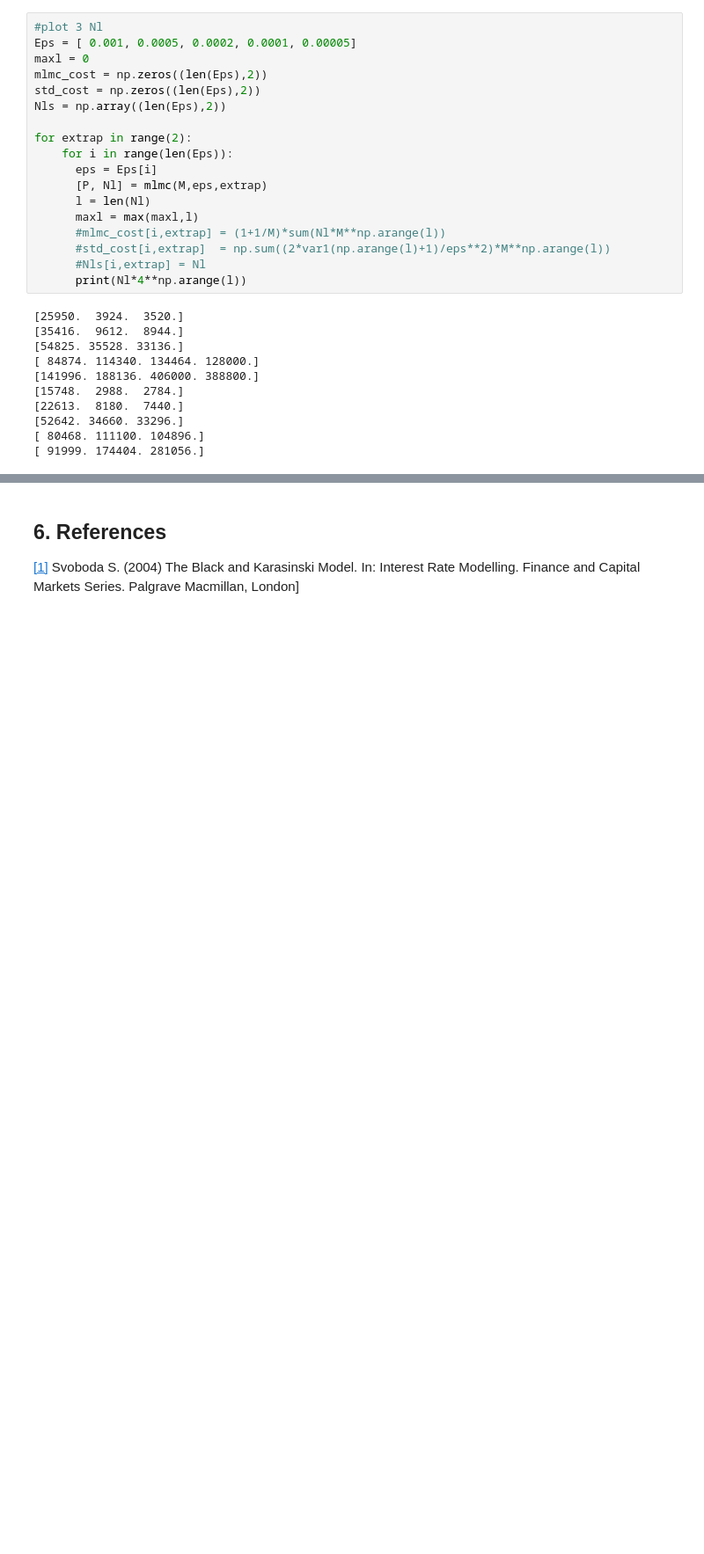
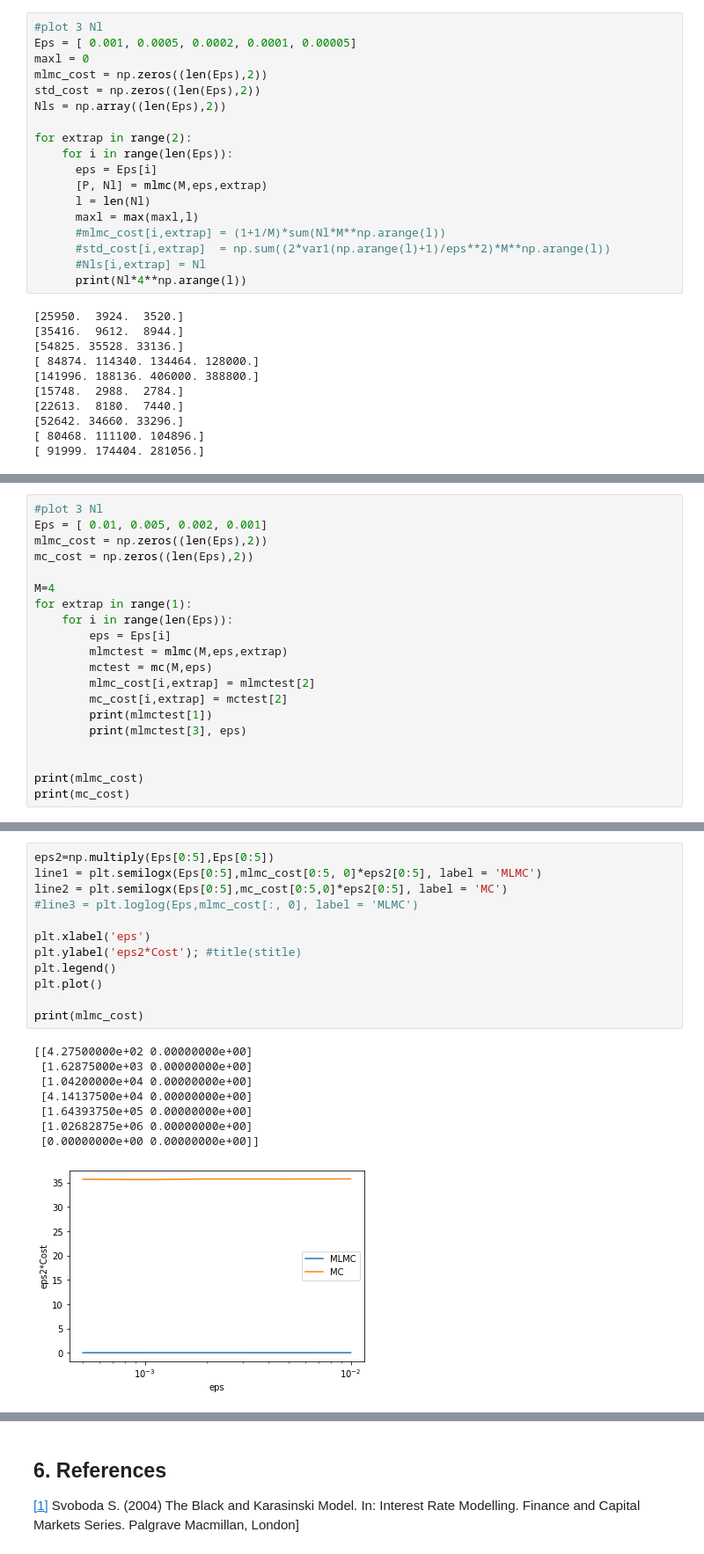
Before and after one commit to XueGong-git/Efficient-Approximation-of-Pricing-Functions, a Jupyter notebook: MLMC.ipynb, the cells around one changed output, grey strips where cells are left out. Shown at 88% size. Drawn from its saved outputs; the diff is of its cells as text; blank space fills up the shorter version.

Commit message:
compare MLMC and MC runtime

```diff
--- a/MLMC.ipynb
+++ b/MLMC.ipynb
@@ -765,0 +1002,20 @@ for extrap in range(2):
+# %%
+#plot 3 Nl
+Eps = [ 0.01, 0.005, 0.002, 0.001]
+mlmc_cost = np.zeros((len(Eps),2))
+mc_cost = np.zeros((len(Eps),2))
+
+M=4
+for extrap in range(1):
+    for i in range(len(Eps)):
+        eps = Eps[i]
+        mlmctest = mlmc(M,eps,extrap)
+        mctest = mc(M,eps)
+        mlmc_cost[i,extrap] = mlmctest[2]
+        mc_cost[i,extrap] = mctest[2]
+        print(mlmctest[1])
+        print(mlmctest[3], eps)
+
+
+print(mlmc_cost)
+print(mc_cost)
@@ -765,0 +1052,21 @@ for extrap in range(2):
+# %%
+eps2=np.multiply(Eps[0:5],Eps[0:5])
+line1 = plt.semilogx(Eps[0:5],mlmc_cost[0:5, 0]*eps2[0:5], label = 'MLMC')
+line2 = plt.semilogx(Eps[0:5],mc_cost[0:5,0]*eps2[0:5], label = 'MC')
+#line3 = plt.loglog(Eps,mlmc_cost[:, 0], label = 'MLMC')
+
+plt.xlabel('eps')
+plt.ylabel('eps2*Cost'); #title(stitle)
+plt.legend()
+plt.plot()
+
+print(mlmc_cost)
+# %% [output]
+[[4.27500000e+02 0.00000000e+00]
+ [1.62875000e+03 0.00000000e+00]
+ [1.04200000e+04 0.00000000e+00]
+ [4.14137500e+04 0.00000000e+00]
+ [1.64393750e+05 0.00000000e+00]
+ [1.02682875e+06 0.00000000e+00]
+ [0.00000000e+00 0.00000000e+00]]
+[figure, added]
```
Also changed, not shown: parts of 8 cells of this notebook.
